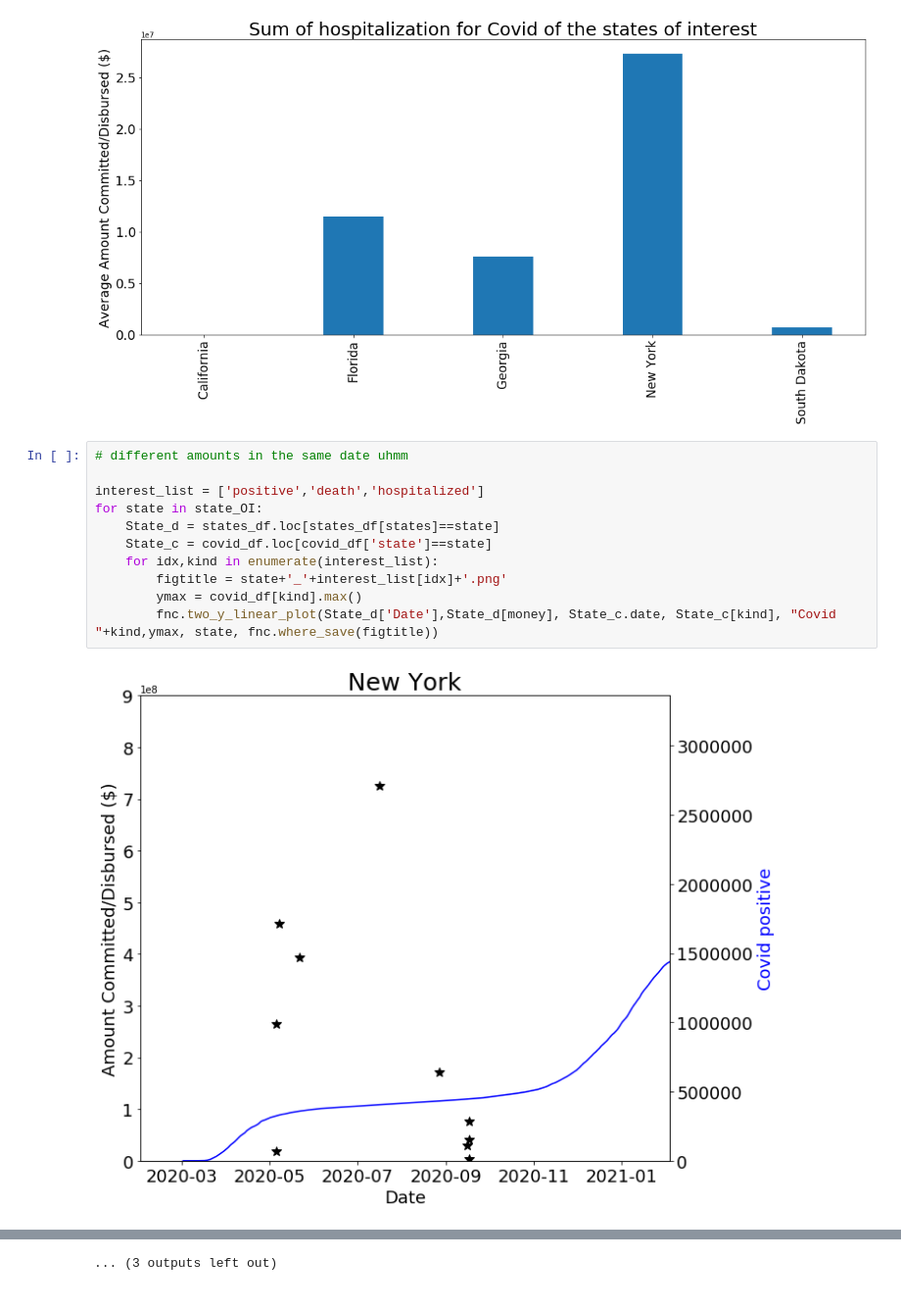
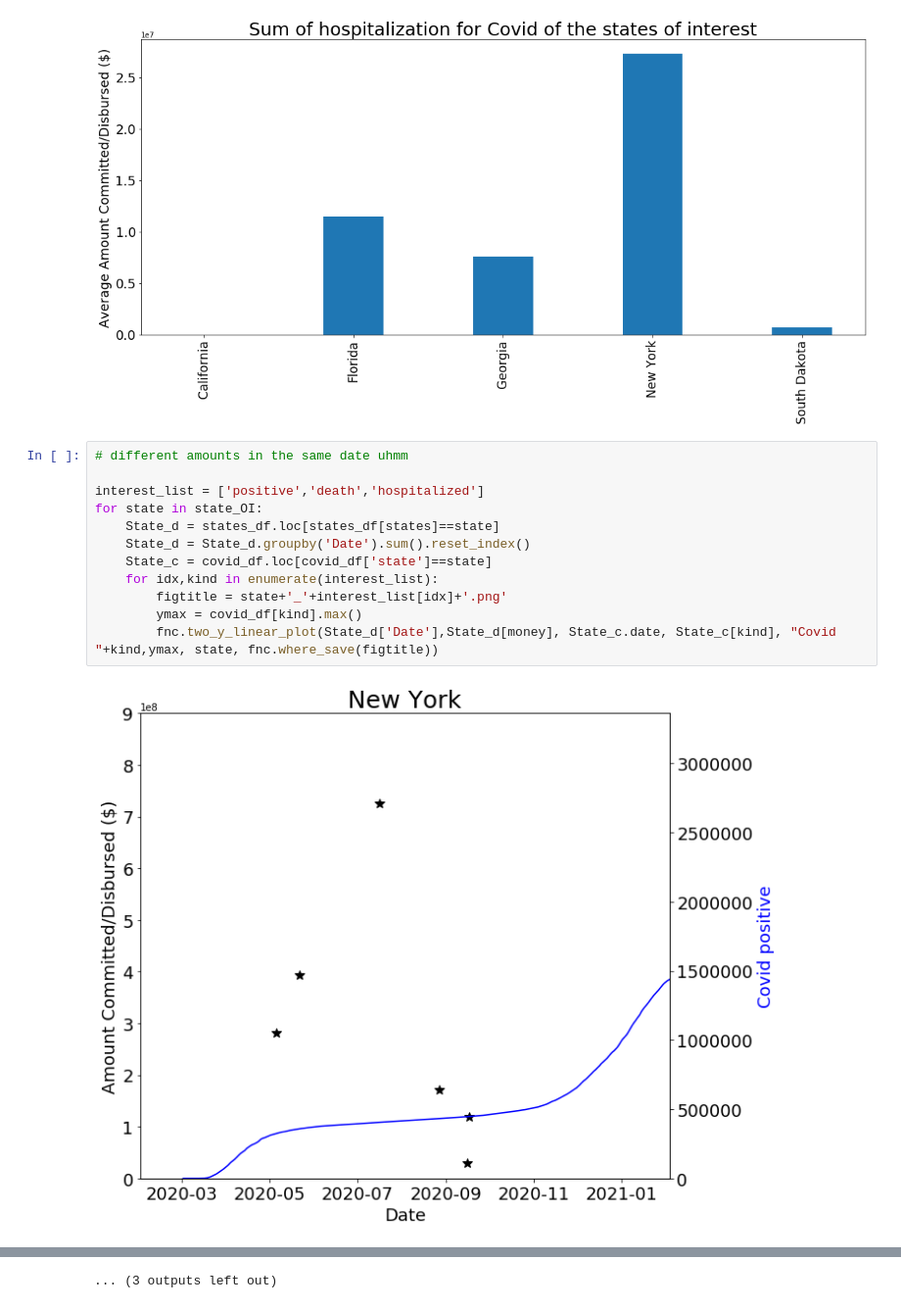
Before and after one commit to uno-sebastian/covid-19-state-spending, a Jupyter notebook: Spending_data_elaboration.ipynb, the cells around one changed output, grey strips where cells are left out. Shown at 98% size. Cells and saved outputs as stored; diff of their text form.

```diff
--- a/Spending_data_elaboration.ipynb
+++ b/Spending_data_elaboration.ipynb
@@ -198,13 +198,14 @@ fnc.bar_plot(covid_groupOI_df['state'], covid_groupOI_df['hospitalized'], 'Sum o
 # %%
 # different amounts in the same date uhmm
 
 interest_list = ['positive','death','hospitalized']
 for state in state_OI:
     State_d = states_df.loc[states_df[states]==state]
+    State_d = State_d.groupby('Date').sum().reset_index()
     State_c = covid_df.loc[covid_df['state']==state]
     for idx,kind in enumerate(interest_list):
         figtitle = state+'_'+interest_list[idx]+'.png'
         ymax = covid_df[kind].max()
         fnc.two_y_linear_plot(State_d['Date'],State_d[money], State_c.date, State_c[kind], "Covid "+kind,ymax, state, fnc.where_save(figtitle))
 # %% [output]
-[figure, old version]
+[figure, new version]
```
Also changed, not shown: parts of 1 cell of this notebook, 15 other files.
